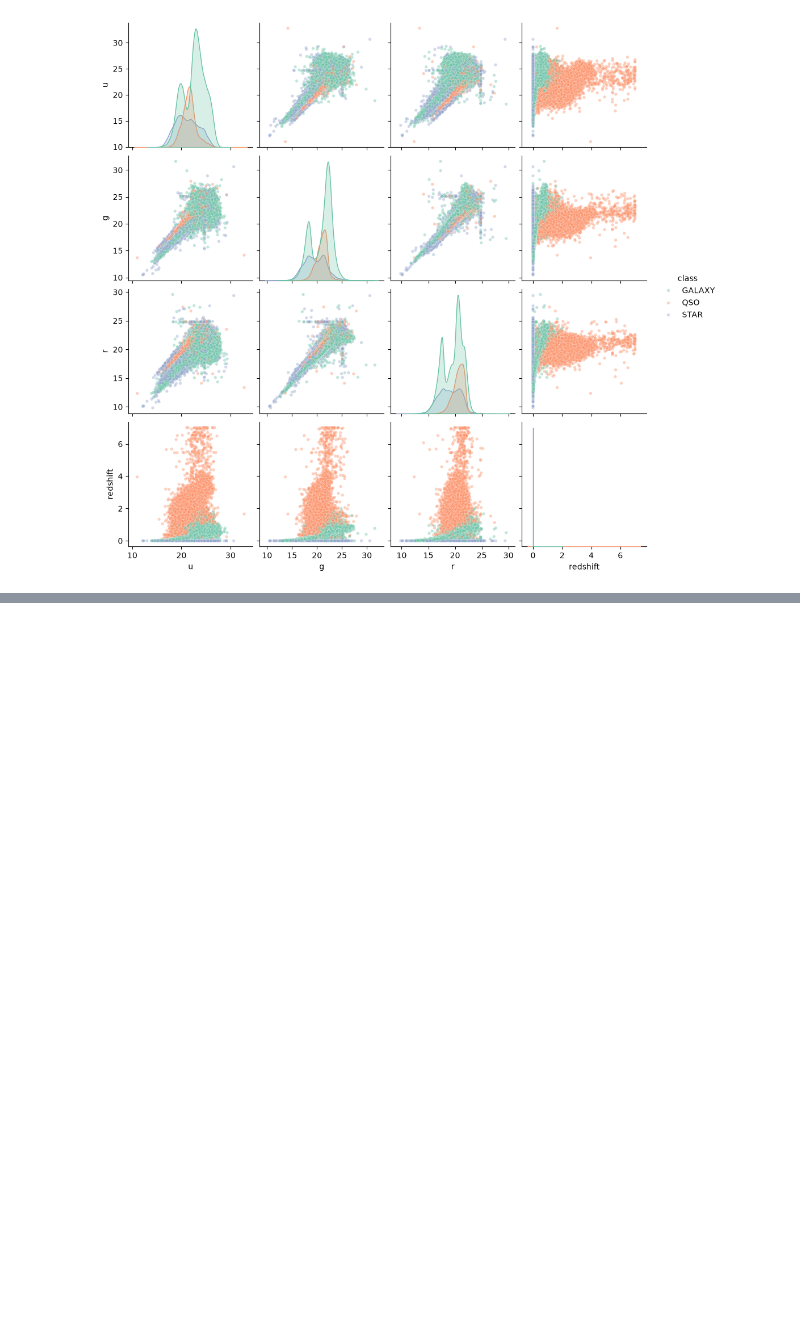
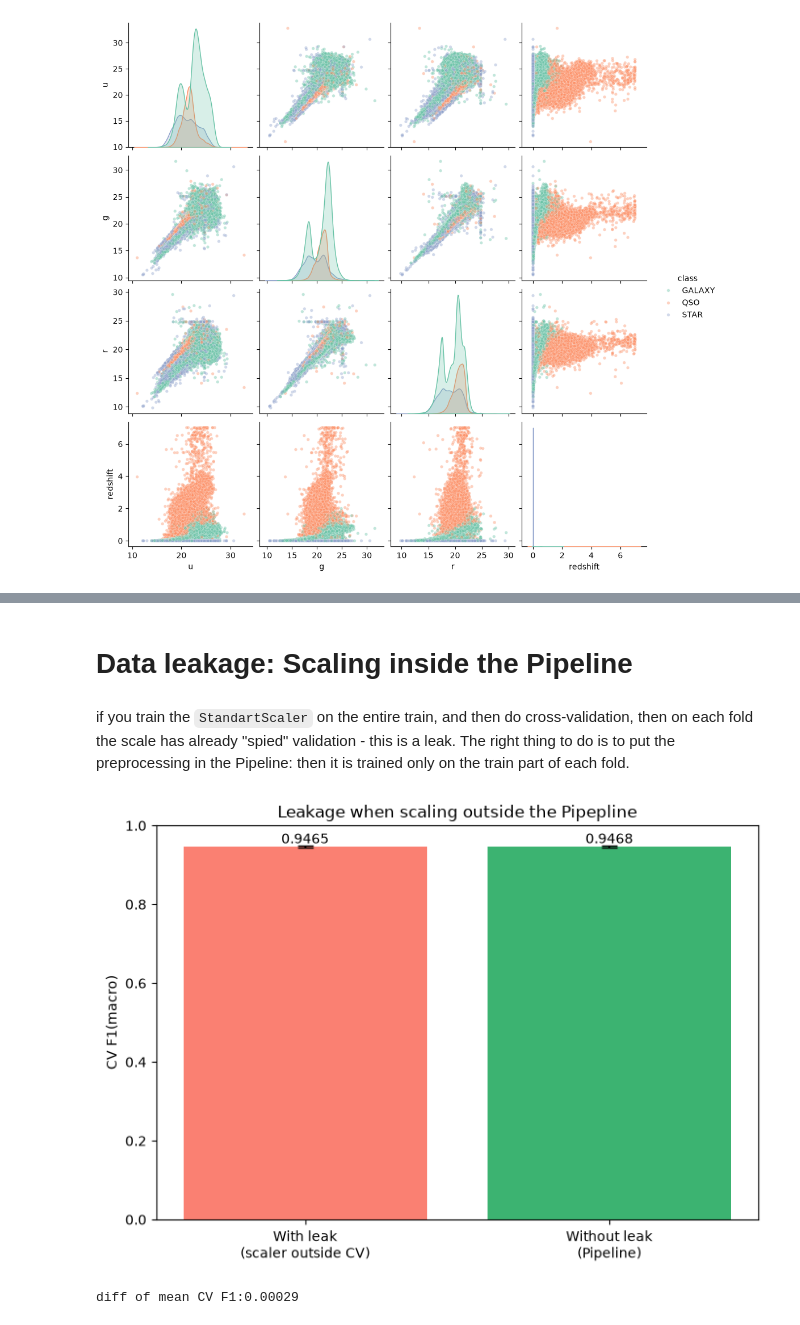
Before and after one commit to kusakabeka/ml-start-practice, a Jupyter notebook: seminar-01-sdss-classification/notebooks/eda-notebook.ipynb, the cells around one changed output, grey strips where cells are left out. Saved outputs shown, nothing was run; the diff lists cells and outputs as text; code cells hidden in the pictures; blank space fills up the shorter version.

Commit message:
starting regression task

```diff
--- a/seminar-01-sdss-classification/notebooks/eda-notebook.ipynb
+++ b/seminar-01-sdss-classification/notebooks/eda-notebook.ipynb
@@ -9,7 +9,7 @@ import seaborn as sns
 # %%
 URL = "https://raw.githubusercontent.com/akaykemal/Stellar-Classification-Dataset---SDSS17/main/star_classification.csv"
 # %%
-df = pd.read_csv(URL).copy()
+df = pd.read_csv(URL)
 # %%
 df.shape
 # %% [output]
@@ -186,0 +232,15 @@ plt.show()
+# %%
+X_cls = X_all
+y_cls = LabelEncoder().fit_transform(df[target_col])
+
+X_train_cls, X_test_cls, y_train_cls, y_test_cls = train_test_split(
+    X_cls,
+    y_cls,
+    test_size=0.2,
+    random_state = SEED,
+    stratify=y_cls
+)
+
+scaler_cls = StandardScaler()
+X_train_csl_sc = scaler_cls.fit_transform(X_train_cls)
+X_test_cls_sc = scaler_cls.transform(X_test_cls)
@@ -186,0 +271,55 @@ plt.show()
+# %% [markdown]
+# Data leakage: Scaling inside the Pipeline
+# %% [markdown]
+if you train the `StandartScaler` on the entire train, and then do cross-validation, then on each fold the scale has already "spied" validation - this is a leak. The right thing to do is to put the preprocessing in the Pipeline: then it is trained only on the train part of each fold.
+# %%
+from sklearn.pipeline import Pipeline
+from sklearn.model_selection import cross_val_score, StratifiedKFold
+from sklearn.linear_model import LogisticRegression
+
+cv = StratifiedKFold(
+    n_splits=5,
+    shuffle=True,
+    random_state=SEED
+)
+wrong = cross_val_score(
+    LogisticRegression(max_iter=1000),
+    X_train_csl_sc,
+    y_train_cls,
+    cv=cv,
+    scoring='f1_macro'
+)
+# What is the mistake here? Doing cross-validation on the already scaled training set
+
+pipe = Pipeline([
+    ('scaler', StandardScaler()),
+    ('LogisticRegression', LogisticRegression(max_iter=1000))
+])
+correct = cross_val_score(
+    pipe,
+    X_train_cls,
+    y_train_cls,
+    cv=cv,
+    scoring='f1_macro'
+)
+'''
+F_1 = 2 * (Precision*Recall) / (Precision + Recall)
+F_1_{macro} = (F_1_{class_1} + F_1{class_2} + ... + F_1_{class_n}) / n
+in our case: F_1_{macro} = (F_1_{GALAXY} + F_1_{STAR} + F_1_{QSO}) / 3
+'''
+
+fig, ax = plt.subplots(figsize=(7, 5))
+bars = ax.bar(['With leak\n(scaler outside CV)', 'Without leak\n(Pipeline)'],
+             [wrong.mean(), correct.mean()],
+             yerr=[wrong.std(), correct.std()], capsize=6,
+             color=['salmon', 'mediumseagreen'])
+for b, v in zip(bars, [wrong.mean(), correct.mean()]):
+    ax.text(b.get_x() + b.get_width()/2, v, f'{v:.4f}', ha='center', va='bottom')
+ax.set_ylabel('CV F1(macro)'); ax.set_ylim(0,1)
+ax.set_title('Leakage when scaling outside the Pipepline')
+plt.tight_layout();plt.show()
+
+print(f'diff of mean CV F1:{abs(wrong.mean() - correct.mean()):.5f}')
+# %% [output]
+[figure, added]
+diff of mean CV F1:0.00029
```
Also changed, not shown: parts of 12 cells of this notebook.
